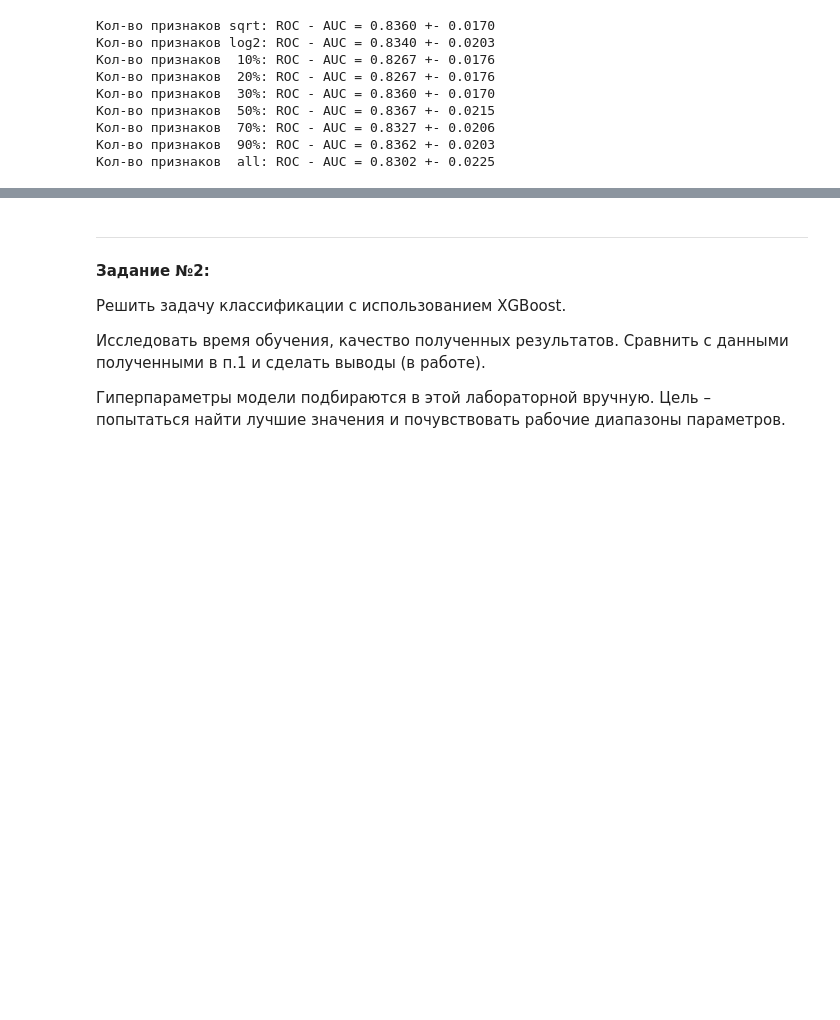
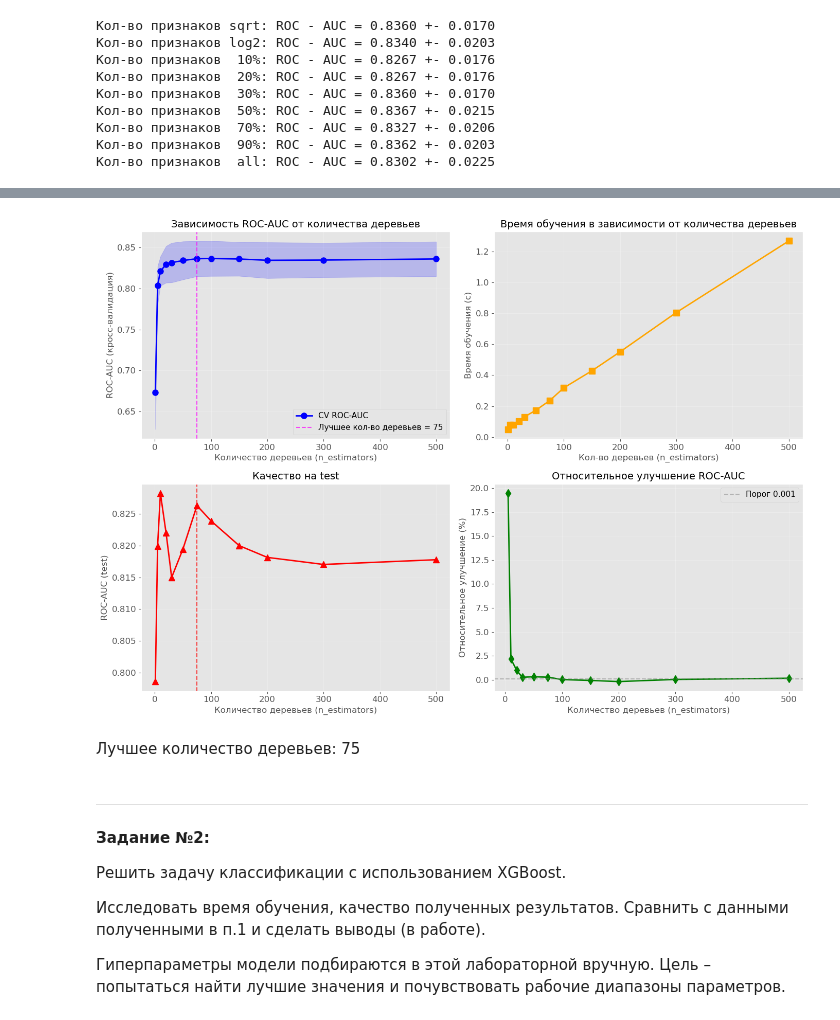
Before and after one commit to annoyedmari/bfu_ml_2025, a Jupyter notebook: SEMESTER_5/LabML_5/LabML_5.2.ipynb, the cells around one changed output, grey strips where cells are left out. Cells and saved outputs as stored; diff of their text form; code cells hidden in the pictures; blank space fills up the shorter version.

```diff
--- a/SEMESTER_5/LabML_5/LabML_5.2.ipynb
+++ b/SEMESTER_5/LabML_5/LabML_5.2.ipynb
@@ -127,16 +127,16 @@ for depth in max_depths:
 
     rf.fit(X_train, y_train) # обучение
     y_test_proba = rf.predict_proba(X_test)[:, 1]
-    test_roc_auc = roc_auc_score(y_test, y_test_proba)
+    roc_auc_test = roc_auc_score(y_test, y_test_proba)
     depth_results.append({
         'max_depth': depth_label,
         'CV ROC-AUC mean': cv_scores.mean(),
         'CV ROC-AUC std': cv_scores.std(),
-        'Test ROC-AUC': test_roc_auc,
+        'Test ROC-AUC': roc_auc_test,
         'Время CV (с)': cv_time
     })
 
-    print(f'Глубина {depth_label}: ROC - AUC = {cv_scores.mean():.4f} +- {cv_scores.std():.4f}')
+    print(f'Глубина деревьев {depth_label}: ROC - AUC = {cv_scores.mean():.4f} +- {cv_scores.std():.4f}')
 
 depth_df = pd.DataFrame(depth_results)
 # %% [output]
@@ -229,12 +231,12 @@ for i, max_feat in enumerate(max_features_options):
 
     rf.fit(X_train, y_train) # обучение
     y_test_proba = rf.predict_proba(X_test)[:, 1]
-    test_roc_auc = roc_auc_score(y_test, y_test_proba)
+    roc_auc_test = roc_auc_score(y_test, y_test_proba)
     features_results.append({
         'max_features': feat_label,
         'CV ROC-AUC mean': cv_scores.mean(),
         'CV ROC-AUC std': cv_scores.std(),
-        'ROC-AUC (test)': test_roc_auc,
+        'ROC-AUC (test)': roc_auc_test,
         'Время CV (с)': cv_time
     })
 
@@ -312,13 +316,21 @@ plt.show()
 # Влияние количества деревьев на качество случайного леса
 n_estimators_options = [1, 5, 10, 20, 30, 50, 75, 100, 150, 200, 300, 500]
 n_trees_results = []
+
 for n_trees in n_estimators_options:
+    if best_feat in ['sqrt', 'log2']:
+        max_features_param = best_feat
+    elif best_feat == 'all':
+        max_features_param = None
+    elif isinstance(best_feat, str) and best_feat.endswith('%'):
+        max_features_param = float(best_feat.strip('%')) / 100
+    else:
+        max_features_param = best_feat
+
     rf = RandomForestClassifier(
         n_estimators=n_trees,
         max_depth=best_depth if best_depth != "Без ограничений" else None,
-        max_features=best_feat if best_feat not in ['sqrt', 'log2', 'all']
-        else (best_feat if best_feat == 'sqrt' else
-              'log2' if best_feat == 'log2' else None),
+        max_features=max_features_param,
         random_state=42,
         n_jobs=-1
     )
@@ -327,22 +339,22 @@ for n_trees in n_estimators_options:
     cv_scores = cross_val_score(rf, X_train, y_train, cv=5, scoring='roc_auc', n_jobs=-1)
     train_time = time.time() - start_time
 
-    rf.fit(X_train, y_train) # обучение
+    rf.fit(X_train, y_train)  # обучение
     y_test_proba = rf.predict_proba(X_test)[:, 1]
-    test_roc_auc = roc_auc_score(y_test, y_test_proba)
+    roc_auc_test = roc_auc_score(y_test, y_test_proba)
 
     if n_trees == n_estimators_options[-1]:
-        feature_importances = rf.feature_importances_ # важность признаков для полной модели
+        feature_importances = rf.feature_importances_  # важность признаков для полной модели
 
     n_trees_results.append({
         'n_estimators': n_trees,
         'CV ROC-AUC mean': cv_scores.mean(),
         'CV ROC-AUC std': cv_scores.std(),
-        'ROC-AUC (test)': test_roc_auc,
+        'ROC-AUC (test)': roc_auc_test,
         'Время обучения (с)': train_time
     })
 
-    print(f"Кол-во деревьев {n_trees:>3}: ROC - AUC = {cv_scores.mean():.4f}, время = {train_time:.2f}с")
+    print(f"Кол-во деревьев {n_trees:>3}: ROC - AUC = {cv_scores.mean():.4f}, время = {train_time:.2f} с")
 
 trees_df = pd.DataFrame(n_trees_results)
 # %% [output]
@@ -374,35 +394,39 @@ axes[0, 0].set_xlabel('Количество деревьев (n_estimators)', fo
 axes[0, 0].set_ylabel('ROC-AUC (кросс-валидация)', fontsize=12)
 axes[0, 0].set_title('Зависимость ROC-AUC от количества деревьев', fontsize=14)
 axes[0, 0].legend(fontsize=11)
 axes[0, 0].grid(True, alpha=0.3)
 
 axes[0, 1].plot(trees_df['n_estimators'], trees_df['Время обучения (с)'], 's-', linewidth=2, markersize=8, color='orange')
 axes[0, 1].set_xlabel('Кол-во деревьев (n_estimators)', fontsize=12)
 axes[0, 1].set_ylabel('Время обучения (c)', fontsize=12)
 axes[0, 1].set_title('Время обучения в зависимости от количества деревьев', fontsize=14)
 axes[0, 1].grid(True, alpha=0.3)
 
-axes[1, 0].plot(trees_df['n_estimators'], trees_df['Test ROC-AUC'], '^-', linewidth=2, markersize=8, color='red')
+axes[1, 0].plot(trees_df['n_estimators'], trees_df['ROC-AUC (test)'], '^-', linewidth=2, markersize=8, color='red')
 if 'best_trees' in locals():
-    best_test_auc = trees_df[trees_df['n_estimators'] == best_trees]['Test ROC-AUC'].values[0]
+    best_test_auc = trees_df[trees_df['n_estimators'] == best_trees]['ROC-AUC (test)'].values[0]
     axes[1, 0].axvline(x=best_trees, color='red', linestyle='--', alpha=0.7)
 axes[1, 0].set_xlabel('Количество деревьев (n_estimators)', fontsize=12)
 axes[1, 0].set_ylabel('ROC-AUC (test)', fontsize=12)
 axes[1, 0].set_title('Качество на test', fontsize=14)
 axes[1, 0].grid(True, alpha=0.3)
 
 axes[1, 1].plot(trees_df['n_estimators'][1:],
                 np.diff(trees_df['CV ROC-AUC mean']) / trees_df['CV ROC-AUC mean'].values[:-1] * 100,
                 'd-', linewidth=2, markersize=8, color='green')
 axes[1, 1].axhline(y=0.1, color='gray', linestyle='--', alpha=0.5, label='Порог 0.001')
 axes[1, 1].set_xlabel('Количество деревьев (n_estimators)', fontsize=12)
 axes[1, 1].set_ylabel('Относительное улучшение (%)', fontsize=12)
 axes[1, 1].set_title('Относительное улучшение ROC-AUC', fontsize=14)
 axes[1, 1].legend(fontsize=11)
 axes[1, 1].grid(True, alpha=0.3)
 
 plt.tight_layout()
 plt.show()
+# %% [output]
+[figure, added]
+# %% [markdown]
+Лучшее количество деревьев: 75
 # %% [markdown]
 - - - - - - - - -
 **Задание №2:**
```
Also changed, not shown: parts of 11 cells of this notebook, 1 other file.
